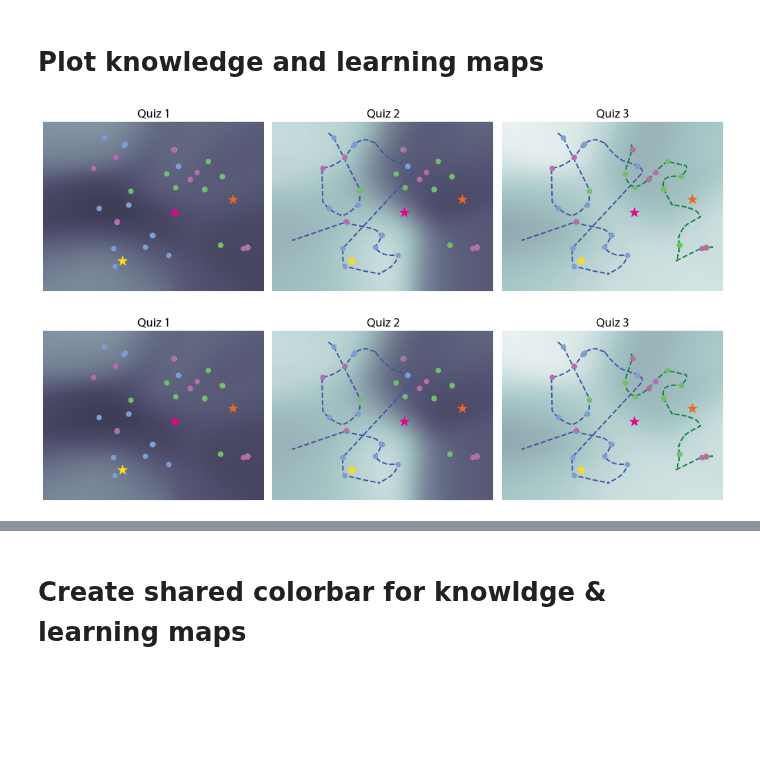
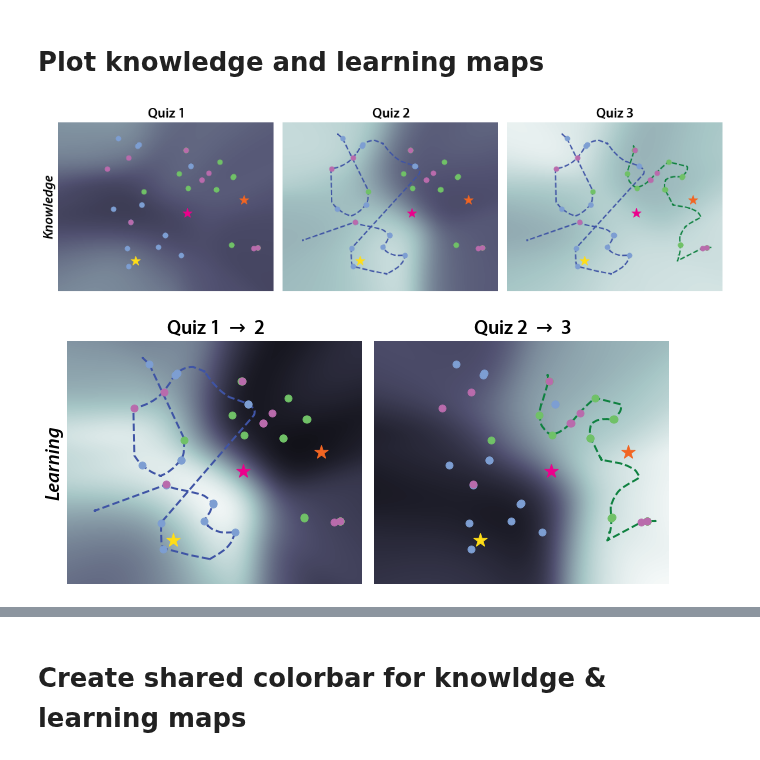
Before and after one commit to ContextLab/efficient-learning-khan, a Jupyter notebook: code/notebooks/4_knowledge-maps.ipynb, the cells around one changed output, grey strips where cells are left out. Saved outputs shown, nothing was run; the diff lists cells and outputs as text; code cells hidden in the pictures; blank space fills up the shorter version.

Commit message:
label knowledge & learning maps, increase title fontsize & weight, delete old components

```diff
--- a/code/notebooks/4_knowledge-maps.ipynb
+++ b/code/notebooks/4_knowledge-maps.ipynb
@@ -442,9 +442,14 @@ with sns.plotting_context('paper', font_scale=1.1):
         for coord, color in zip(wordle_coords_shifted, WORDLE_COLORS):
             ax.scatter(coord[0], coord[1], c=color, marker='*', s=200)
 
-        ax.set_title(f'Quiz {i + 1}', fontsize='xx-large')
+        ax.set_title(f'Quiz {i + 1}', fontsize=20, fontweight='semibold')
         # undo automatic y-axis inversion from sns.heatmap
         ax.invert_yaxis()
+
+    axes[0].set_ylabel('Knowledge',
+                       fontsize=20,
+                       fontweight='semibold',
+                       fontstyle='italic')
 
     plt.tight_layout()
 #     plt.savefig(KMAPS_FIG_DIR.joinpath('knowledge_maps.pdf'),
@@ -452,32 +457,33 @@ with sns.plotting_context('paper', font_scale=1.1):
 #                 bbox_inches='tight')
     plt.show()
 # %% [output]
-[figure, old version]
+[figure, new version]
 # %%
 with sns.plotting_context('paper', font_scale=1.1):
     cmap = 'bone'
-    fig, axes = plt.subplots(1, 3)
-    fig.set_size_inches(14, 4)
+    fig, axes = plt.subplots(1, 2)
+    fig.set_size_inches(9, 4)
 
     for i, ax in enumerate(axes):
-        # knowledge estimate heatmap
-        kmap = exp.avg_participant.get_kmap(f'forces_bos_quiz{i + 1}')
-        sns.heatmap(kmap,
-                    vmin=0,
-                    vmax=1,
+        # learning estimate heatmap
+        before = exp.avg_participant.get_kmap(f'forces_bos_quiz{i + 1}')
+        after = exp.avg_participant.get_kmap(f'forces_bos_quiz{i + 2}')
+        learning_map = after - before
+        sns.heatmap(learning_map,
+                    vmin=-0.1,
+                    vmax=0.5,
                     cmap=cmap,
                     xticklabels=[],
                     yticklabels=[],
                     cbar=False,
                     ax=ax)
         ax.collections[0].remove()
-        ax.imshow(kmap,
-                  vmin=0,
-                  vmax=1,
+        ax.imshow(learning_map,
+                  vmin=-0.1,
+                  vmax=0.5,
                   aspect='auto',
                   cmap=cmap,
                   interpolation='bilinear')
-        ax.axis('off')
         # Four Fundamental Forces quiz questions
         ax.scatter(ff_qs_shifted[:, 0],
                    ff_qs_shifted[:, 1],
@@ -492,42 +498,49 @@ with sns.plotting_context('paper', font_scale=1.1):
                    marker='o',
                    s=50,
                    zorder=2)
         # general physics knowledge quiz questions
         ax.scatter(gen_qs_shifted[:, 0],
                    gen_qs_shifted[:, 1],
                    c=GENERAL_QUESTION_COLOR,
                    marker='o',
                    s=50,
                    zorder=2)
         # Four Fundamental Forces lecture trajectory
-        if i > 0:
+        if i == 0:
             ax.plot(forces_shifted[:, 0],
                     forces_shifted[:, 1],
                     c=FORCES_LECTURE_COLOR,
                     linestyle='--',
                     linewidth=2,
                     zorder=1)
-            # Birth of Stars lecture trajectory
-            if i > 1:
-                ax.plot(bos_shifted[:, 0],
-                        bos_shifted[:, 1],
-                        c=BOS_LECTURE_COLOR,
-                        linestyle='--',
-                        linewidth=2,
-                        zorder=1)
+        # Birth of Stars lecture trajectory
+        else:
+            ax.plot(bos_shifted[:, 0],
+                    bos_shifted[:, 1],
+                    c=BOS_LECTURE_COLOR,
+                    linestyle='--',
+                    linewidth=2,
+                    zorder=1)
 
         # wordle coordinates
         for coord, color in zip(wordle_coords_shifted, WORDLE_COLORS):
             ax.scatter(coord[0], coord[1], c=color, marker='*', s=200)
 
-        ax.set_title(f'Quiz {i + 1}', fontsize='xx-large')
+        ax.set_title(fr'Quiz {i + 1} $\rightarrow$ {i + 2}',
+                     fontsize=20,
+                     fontweight='semibold')
         # undo automatic y-axis inversion from sns.heatmap
         ax.invert_yaxis()
 
+    axes[0].set_ylabel('Learning',
+                       fontsize=20,
+                       fontweight='semibold',
+                       fontstyle='italic')
+
     plt.tight_layout()
-#     plt.savefig(KMAPS_FIG_DIR.joinpath('knowledge_maps.pdf'),
+#     plt.savefig(KMAPS_FIG_DIR.joinpath('learning_maps.pdf'),
 #                 dpi=1000,
 #                 bbox_inches='tight')
     plt.show()
 # %% [output]
-[figure, old version]
+[figure, new version]
```
Also changed, not shown: parts of 2 cells of this notebook, 8 other files.
